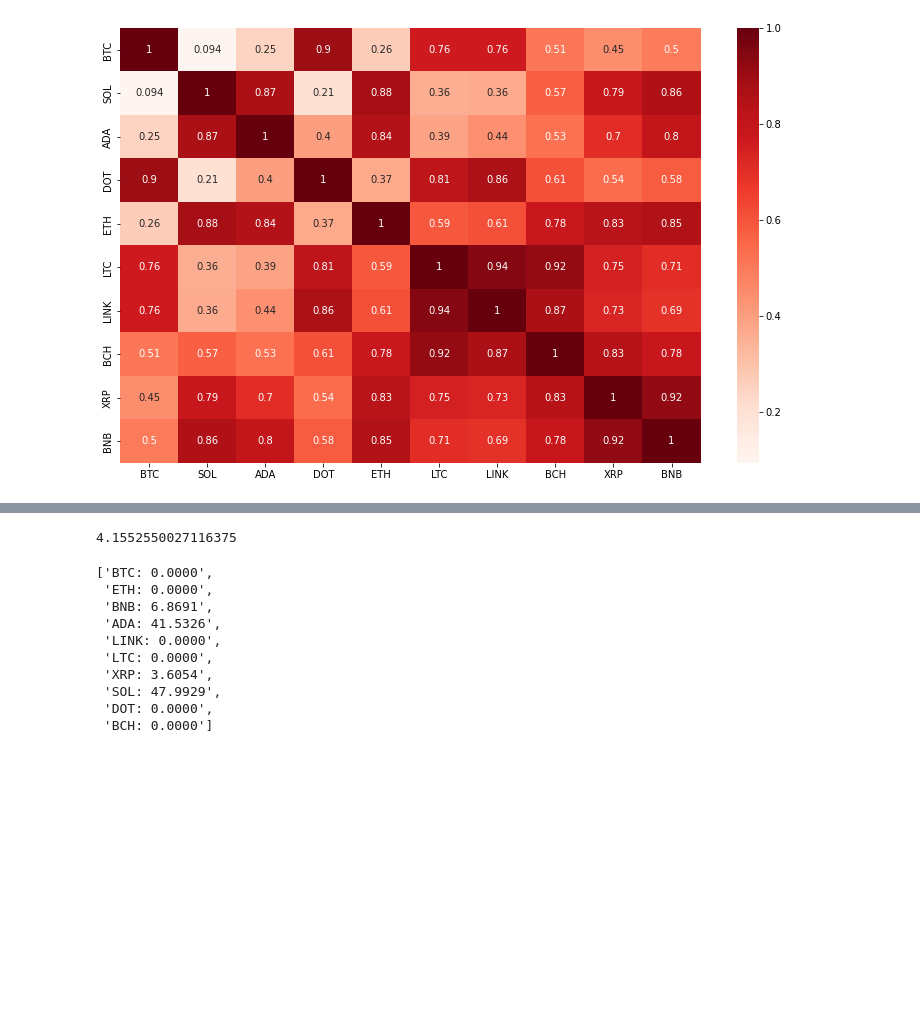
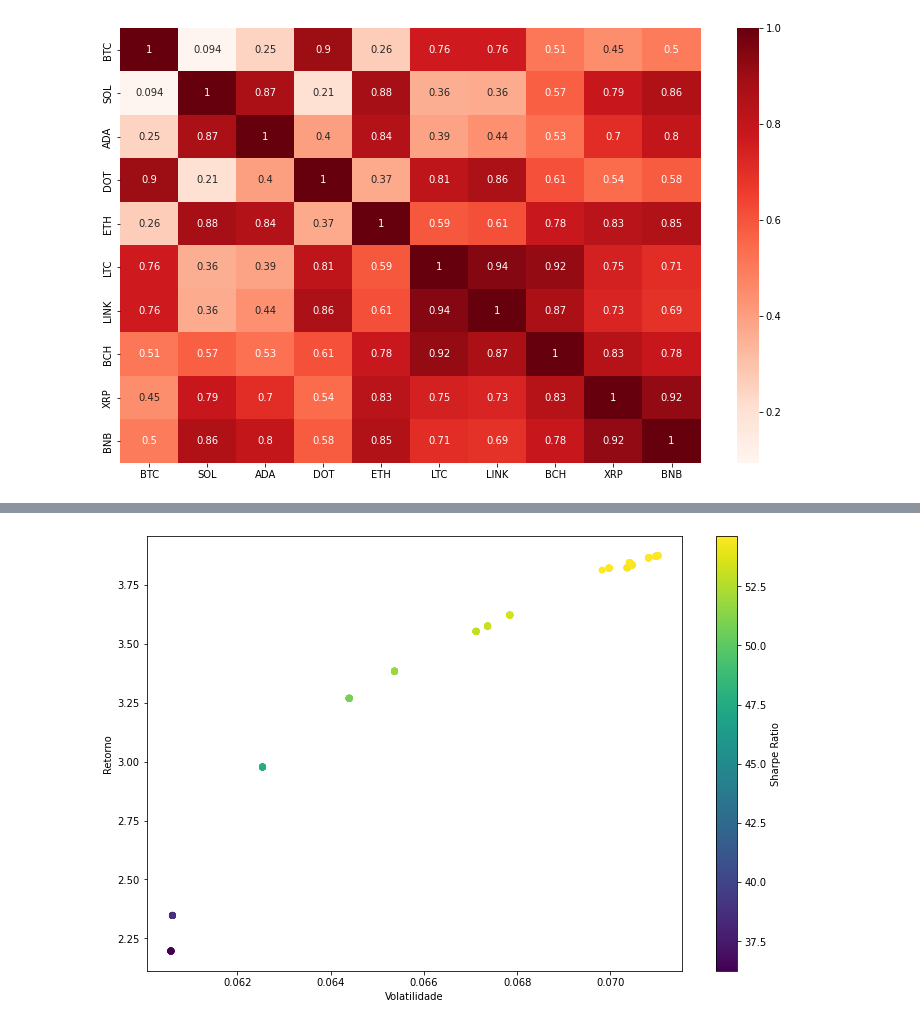
Before and after one commit to lamartinet/cripto, a Jupyter notebook: portfolio/src/simulacao_carteiras.ipynb, the cells around one changed output, grey strips where cells are left out. Cells and saved outputs as stored; diff of their text form; code cells hidden in the pictures; blank space fills up the shorter version.

```diff
--- a/portfolio/src/simulacao_carteiras.ipynb
+++ b/portfolio/src/simulacao_carteiras.ipynb
@@ -76,3 +79,17 @@ plt.figure(figsize=(13, 8))
 sns.heatmap(correlacoes, annot=True, cmap='Reds');
 # %% [output]
 [figure]
+# %%
+# dados das carteiras geradas na simulação
+pesos_carteiras = []
+retornos = []
+volatilidades = []
+sharpe_ratio = []
+
+simbolos = precos.columns.tolist()
+bounds = [(0,1)] * len(simbolos)
+initial_guess = [1 / len(simbolos)] * len(simbolos)
+constraint = ({'type': 'eq', 'fun': lambda x: np.sum(x) - 1}) # restrição para soma dos pesos ser igual a 1
+result = optimize.minimize(funcao_objetivo, initial_guess, method='SLSQP', bounds=bounds, constraints=constraint, options={'maxiter':1000, "disp":True})
+# 4.1552550027116375
+formatar_resultado(result, simbolos)
@@ -79,2 +112,12 @@ sns.heatmap(correlacoes, annot=True, cmap='Reds');
+# %%
+plt.figure(figsize=(12,8))
+plt.scatter(volatilidades, retornos, c=sharpe_ratio, cmap='viridis')
+plt.colorbar(label='Sharpe Ratio')
+plt.xlabel('Volatilidade')
+plt.ylabel('Retorno')
+# plt.scatter(max_vol, max_ret,c='red', s=50) # red dot
+plt.show()
+# %% [output]
+[figure, added]
 # %%
 # dados das carteiras geradas na simulação
@@ -85,24 +130,0 @@ sharp_ratio = []
-# %%
-simbolos = precos.columns.tolist()
-
-bounds = [(0,1)] * len(simbolos)
-initial_guess = [1 / len(simbolos)] * len(simbolos)
-constraint = ({'type': 'eq', 'fun': lambda x: np.sum(x) - 1}) # restrição para soma dos pesos ser igual a 1
-# 3.681717082193978
-result = optimize.minimize(funcao_objetivo, initial_guess, bounds=bounds, constraints=constraint)
-# result = optimize.dual_annealing(funcao_objetivo, bounds=bounds)
-
-print(result.fun)
-formatar_resultado(result, simbolos)
-# %% [output]
-4.1552550027116375
-['BTC: 0.0000',
- 'ETH: 0.0000',
- 'BNB: 6.8691',
- 'ADA: 41.5326',
- 'LINK: 0.0000',
- 'LTC: 0.0000',
- 'XRP: 3.6054',
- 'SOL: 47.9929',
- 'DOT: 0.0000',
- 'BCH: 0.0000']
```
Also changed, not shown: parts of 9 cells of this notebook, 1 other file.
